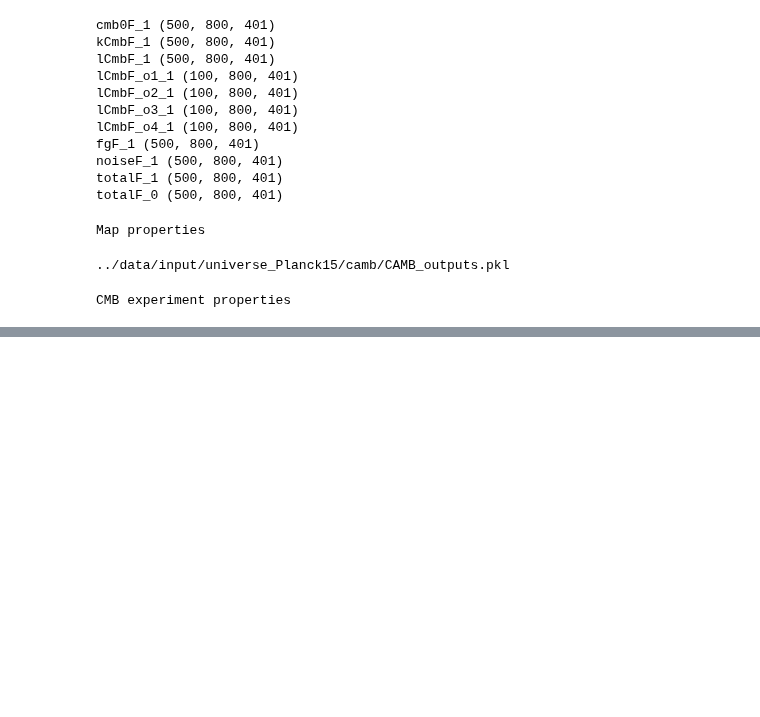
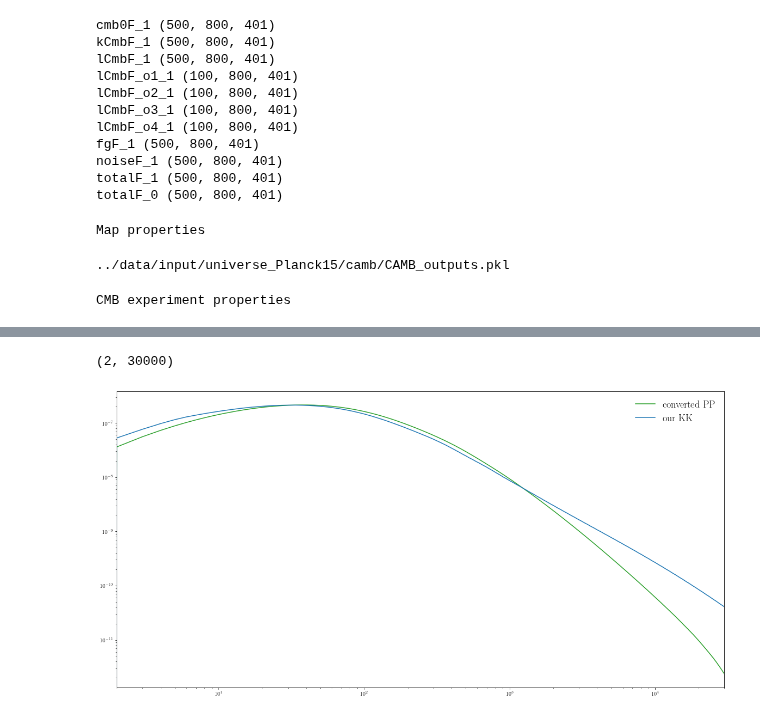
Before and after one commit to DelonShen/LensQuEst, a Jupyter notebook: dev/camb_tgradt_weights_scratch.ipynb, the cells around one changed output, grey strips where cells are left out. Saved outputs shown, nothing was run; the diff lists cells and outputs as text; code cells hidden in the pictures; blank space fills up the shorter version.

```diff
--- a/dev/camb_tgradt_weights_scratch.ipynb
+++ b/dev/camb_tgradt_weights_scratch.ipynb
@@ -114,0 +155,21 @@ plt.yscale('log')
+# %%
+ls = np.arange(cl.shape[0])
+plt.figure(figsize=(20,10))
+PP = cl[:,0]
+rawPP = PP*2*np.pi/((ls*(ls+1))**2)
+rawKK = ls**4/4 * rawPP
+
+plt.plot(ls, rawKK, color='C2', label='converted PP')
+
+kk_ours = np.array(list(map(p2d_cmblens.fPinterp, ls)))
+
+# plt.plot(ls, kk_ours*(ls*(ls+1))**2/(2*np.pi)*4/ls**4, label='our KK converted to phi phi')
+plt.plot(ls, kk_ours, label='our KK')
+
+plt.xscale('log')
+plt.yscale('log')
+plt.legend(frameon=False)
+plt.xlim([2,np.max(ls)])
+# %% [output]
+(2, 30000)
+[figure, added]
```
Also changed, not shown: parts of 3 cells of this notebook.
